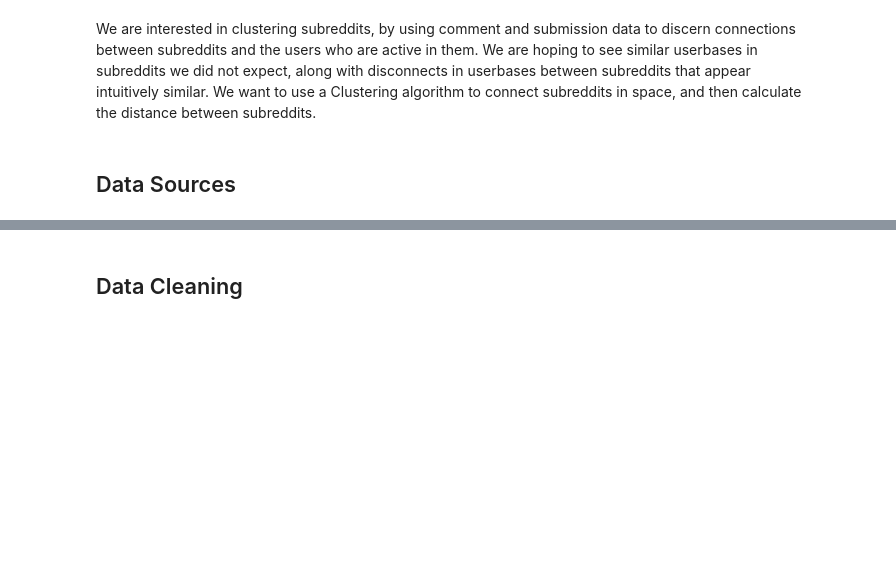
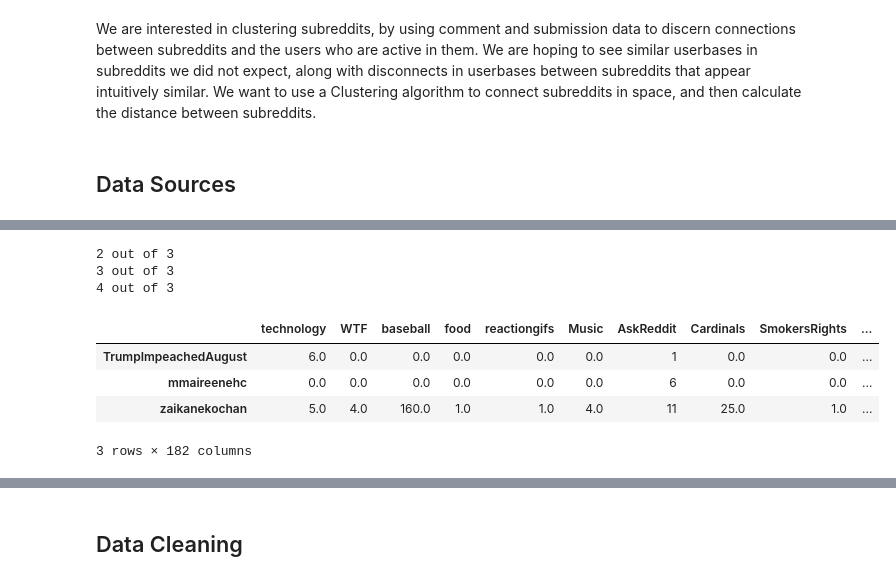
Before and after one commit to minivesper/RedditClustering, a Jupyter notebook: RedditData.ipynb, the cells around one changed output, grey strips where cells are left out. Saved outputs shown, nothing was run; the diff lists cells and outputs as text; code cells hidden in the pictures; blank space fills up the shorter version.

```diff
--- a/RedditData.ipynb
+++ b/RedditData.ipynb
@@ -90,0 +19,8 @@ Mr-reader :
+# %%
+import praw
+import pandas as pd
+import sys
+
+reddit = praw.Reddit(client_id='tc_fFbWZrkDSRw',
+                     client_secret='fTq7nFVzdkCHFZY7jWQvHmkLpwk',
+                     user_agent='lhimelman')
@@ -90,0 +92,33 @@ Mr-reader :
+# %%
+def scrapeSubreddit(reddit, users):
+    commentFreq = {}
+    headers = []
+    usernum = 1
+    for user in users:
+        userCFreq = {}
+        for comment in reddit.redditor(user).comments.new(limit=None):
+            sub = comment.subreddit
+            if sub not in userCFreq:
+                userCFreq[sub] = 1
+            else:
+                userCFreq[sub] += 1
+            if sub not in headers:
+                headers.append(sub)
+        commentFreq[user] = userCFreq
+        usernum = usernum + 1
+        print(usernum, "out of", len(users))
+    return commentFreq,headers
+
+##An example call scraping the users gotten above
+cfreq,headers = scrapeSubreddit(reddit, users[0:3])
+df = pd.DataFrame.from_dict(data=cfreq, orient='index').fillna(0)
+df
+# %% [output]
+2 out of 3
+3 out of 3
+4 out of 3
+|  | technology | WTF | baseball | food | reactiongifs | Music | AskReddit | Cardinals | SmokersRights | ... |
+| TrumpImpeachedAugust | 6.0 | 0.0 | 0.0 | 0.0 | 0.0 | 0.0 | 1 | 0.0 | 0.0 | ... |
+| mmaireenehc | 0.0 | 0.0 | 0.0 | 0.0 | 0.0 | 0.0 | 6 | 0.0 | 0.0 | ... |
+| zaikanekochan | 5.0 | 4.0 | 160.0 | 1.0 | 1.0 | 4.0 | 11 | 25.0 | 1.0 | ... |
+3 rows × 182 columns
```
Also changed, not shown: parts of 20 cells of this notebook, 2 other files.
